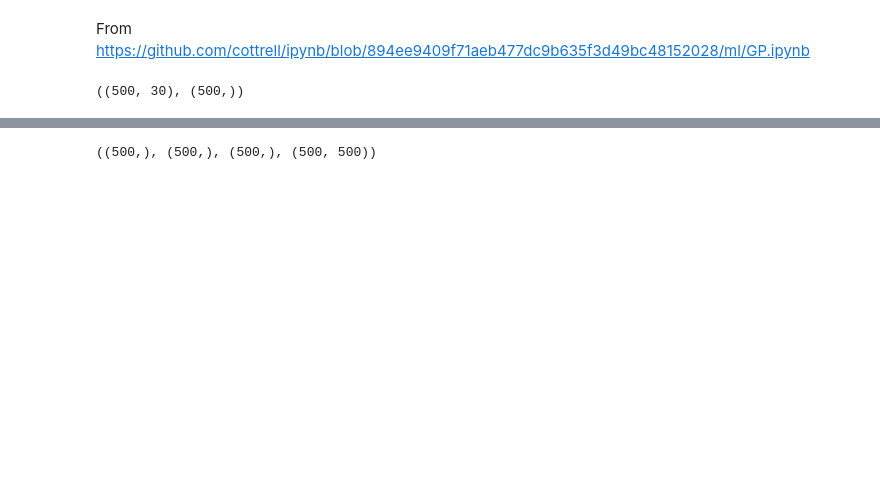
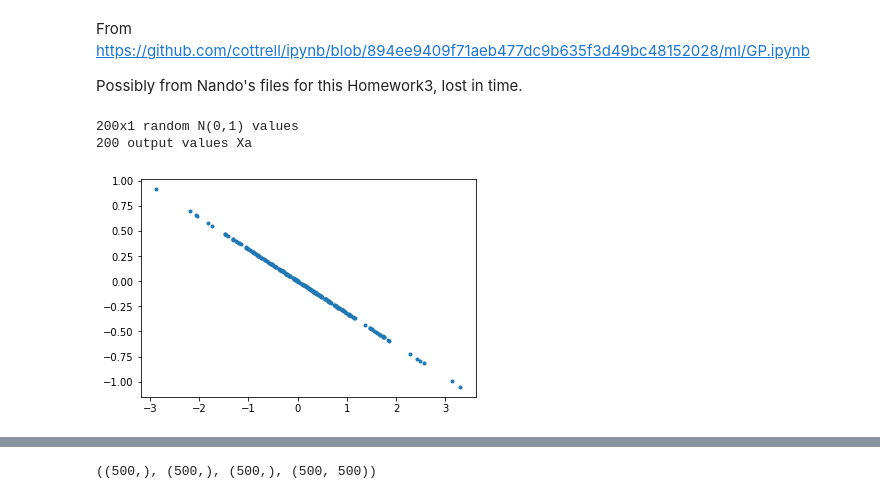
Before and after one commit to LecJackS/CPSC-540-Nando-de-Freitas, a Jupyter notebook: Hw3 - Bayesian optimization with Gaussian processes.ipynb, the cells around one changed output, grey strips where cells are left out. Cells and saved outputs as stored; diff of their text form; code cells hidden in the pictures; blank space fills up the shorter version.

```diff
--- a/Hw3 - Bayesian optimization with Gaussian processes.ipynb
+++ b/Hw3 - Bayesian optimization with Gaussian processes.ipynb
@@ -1,5 +1,7 @@
 # %% [markdown]
 From https://github.com/cottrell/ipynb/blob/894ee9409f71aeb477dc9b635f3d49bc48152028/ml/GP.ipynb
+
+Possibly from Nando's files for this Homework3, lost in time.
 # %%
 import numpy as np
 import matplotlib.pyplot as plt
@@ -40,12 +42,21 @@ def sqexp_kernel(x1, x2, ell=.5, sf2=1.0):
 
 myGP = GP(sqexp_kernel, sigma=0.1)
 # %%
-m = 500
-n = 30
+m = 200
+n = 1
 X = np.random.normal(size=(m, n))
 a = np.random.normal(size=n)
 y = np.dot(X, a)
-x = X[:,0]
-X.shape, y.shape
+
+
+print("{}x{} random N(0,1) values".format(X.shape[0], X.shape[1]))
+print("{} output values Xa".format(y.shape[0]))
 # %% [output]
-((500, 30), (500,))
+200x1 random N(0,1) values
+200 output values Xa
+# %%
+%matplotlib inline
+plt.plot(X, y, '.')
+plt.show()
+# %% [output]
+[figure, added]
```
Also changed, not shown: parts of 3 cells of this notebook, 1 other file.
